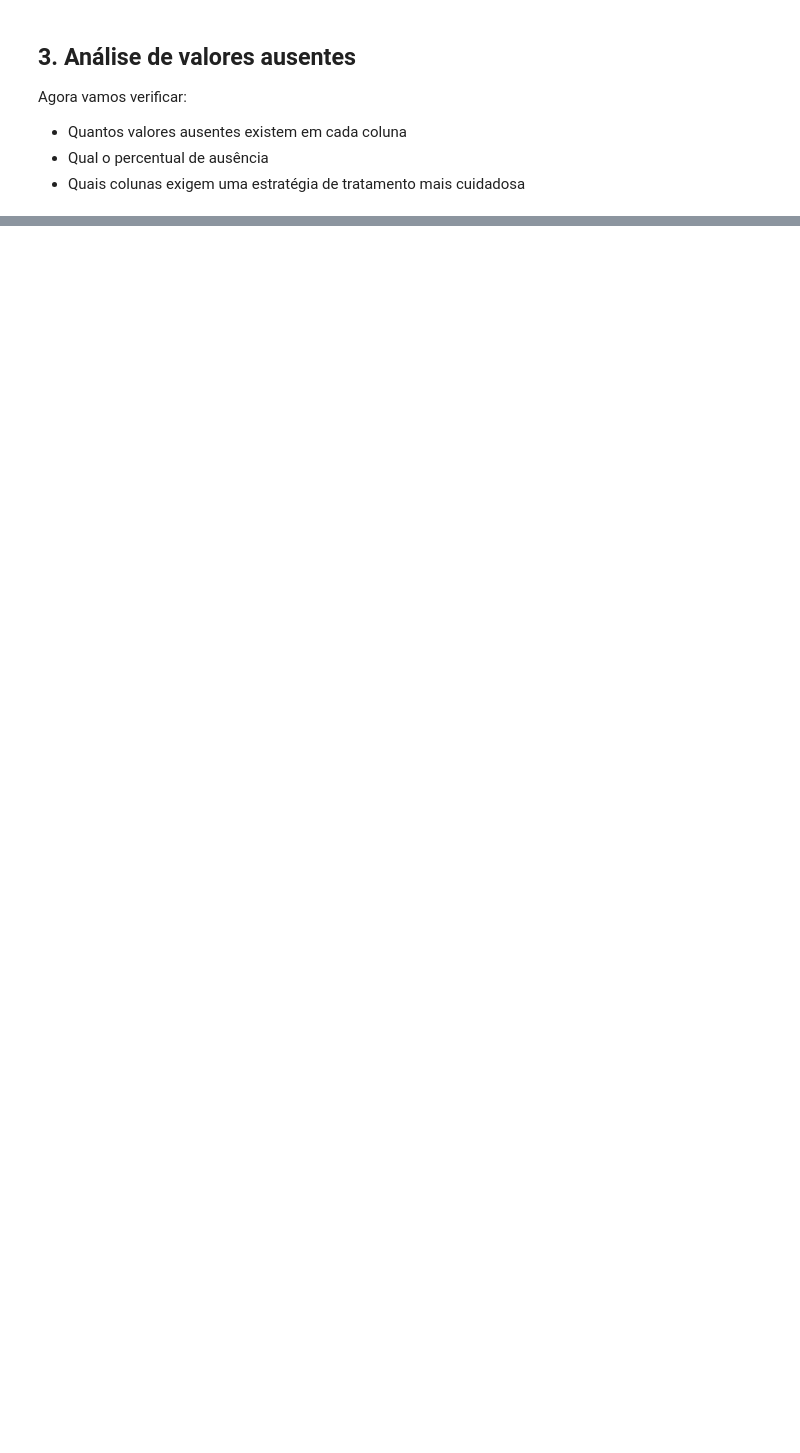
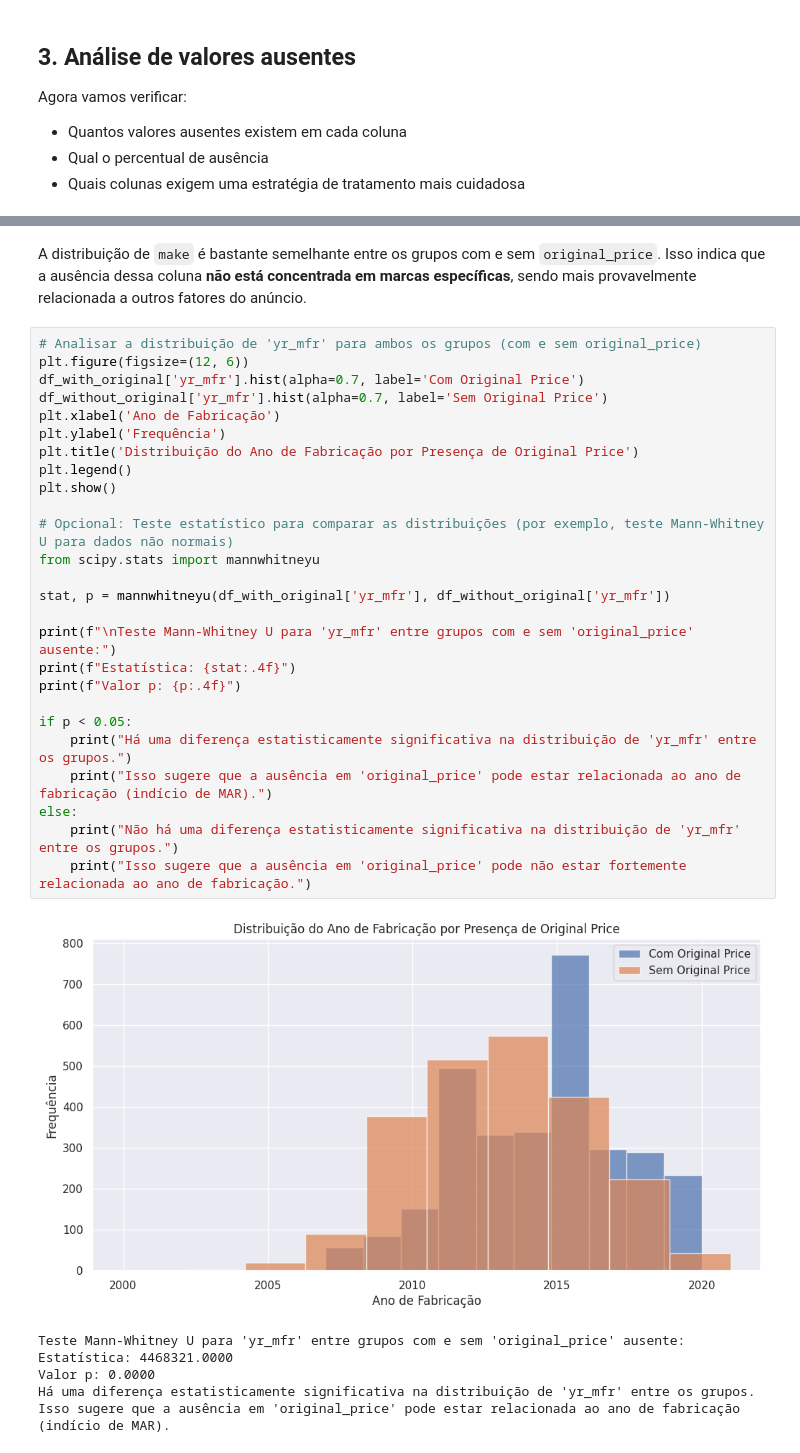
Before and after one commit to Lbragaa/TrabalhoCienciaDados_tlvzzuado, a Jupyter notebook: Reorganizando.ipynb, the cells around one changed output, grey strips where cells are left out. Cells and saved outputs as stored; diff of their text form; blank space fills up the shorter version.

```diff
--- a/Reorganizando.ipynb
+++ b/Reorganizando.ipynb
@@ -125,0 +290,37 @@ display(
+# %% [markdown]
+A distribuição de `make` é bastante semelhante entre os grupos com e sem `original_price`.
+Isso indica que a ausência dessa coluna **não está concentrada em marcas específicas**,
+sendo mais provavelmente relacionada a outros fatores do anúncio.
+# %%
+# Analisar a distribuição de 'yr_mfr' para ambos os grupos (com e sem original_price)
+plt.figure(figsize=(12, 6))
+df_with_original['yr_mfr'].hist(alpha=0.7, label='Com Original Price')
+df_without_original['yr_mfr'].hist(alpha=0.7, label='Sem Original Price')
+plt.xlabel('Ano de Fabricação')
+plt.ylabel('Frequência')
+plt.title('Distribuição do Ano de Fabricação por Presença de Original Price')
+plt.legend()
+plt.show()
+
+# Opcional: Teste estatístico para comparar as distribuições (por exemplo, teste Mann-Whitney U para dados não normais)
+from scipy.stats import mannwhitneyu
+
+stat, p = mannwhitneyu(df_with_original['yr_mfr'], df_without_original['yr_mfr'])
+
+print(f"\nTeste Mann-Whitney U para 'yr_mfr' entre grupos com e sem 'original_price' ausente:")
+print(f"Estatística: {stat:.4f}")
+print(f"Valor p: {p:.4f}")
+
+if p < 0.05:
+    print("Há uma diferença estatisticamente significativa na distribuição de 'yr_mfr' entre os grupos.")
+    print("Isso sugere que a ausência em 'original_price' pode estar relacionada ao ano de fabricação (indício de MAR).")
+else:
+    print("Não há uma diferença estatisticamente significativa na distribuição de 'yr_mfr' entre os grupos.")
+    print("Isso sugere que a ausência em 'original_price' pode não estar fortemente relacionada ao ano de fabricação.")
+# %% [output]
+[figure, added]
+Teste Mann-Whitney U para 'yr_mfr' entre grupos com e sem 'original_price' ausente:
+Estatística: 4468321.0000
+Valor p: 0.0000
+Há uma diferença estatisticamente significativa na distribuição de 'yr_mfr' entre os grupos.
+Isso sugere que a ausência em 'original_price' pode estar relacionada ao ano de fabricação (indício de MAR).
```
Also changed, not shown: parts of 25 cells of this notebook.
